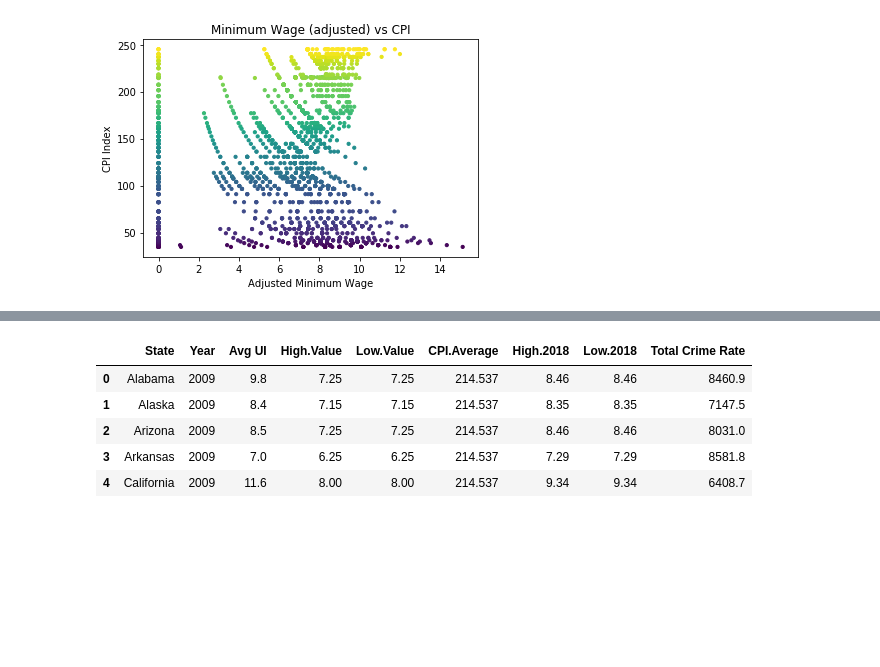
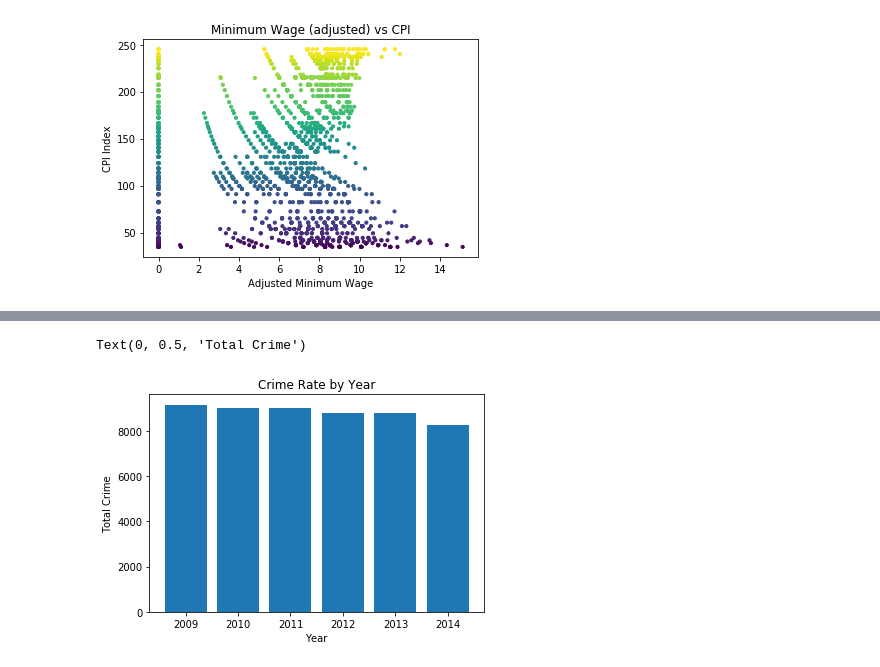
Before and after one commit to SnehaKellogg/Project1_Group5, a Jupyter notebook: ProjectG5.ipynb, the cells around one changed output, grey strips where cells are left out. Saved outputs shown, nothing was run; the diff lists cells and outputs as text; code cells hidden in the pictures; blank space fills up the shorter version.

```diff
--- a/ProjectG5.ipynb
+++ b/ProjectG5.ipynb
@@ -90,12 +96,3 @@ See the caveats in the documentation: http://pandas.pydata.org/pandas-docs/stabl
 data = cleaned.drop(["Unnamed: 0"], axis=1)
 #exporting the csv for final version
 data.to_csv("Resources/data.csv")
-# %%
-data.head()
-# %% [output]
-|  | State | Year | Avg UI | High.Value | Low.Value | CPI.Average | High.2018 | Low.2018 | Total Crime Rate |
-| 0 | Alabama | 2009 | 9.8 | 7.25 | 7.25 | 214.537 | 8.46 | 8.46 | 8460.9 |
-| 1 | Alaska | 2009 | 8.4 | 7.15 | 7.15 | 214.537 | 8.35 | 8.35 | 7147.5 |
-| 2 | Arizona | 2009 | 8.5 | 7.25 | 7.25 | 214.537 | 8.46 | 8.46 | 8031.0 |
-| 3 | Arkansas | 2009 | 7.0 | 6.25 | 6.25 | 214.537 | 7.29 | 7.29 | 8581.8 |
-| 4 | California | 2009 | 11.6 | 8.00 | 8.00 | 214.537 | 9.34 | 9.34 | 6408.7 |
@@ -101,0 +101,10 @@ data.head()
+# %%
+# plot a bar chart of year and crime index
+
+plt.bar(data["Year"], data["Total Crime Rate"],)
+plt.title("Crime Rate by Year")
+plt.xlabel("Year")
+plt.ylabel("Total Crime")
+# %% [output]
+Text(0, 0.5, 'Total Crime')
+[figure, added]
```
Also changed, not shown: parts of 4 cells of this notebook, 18 other files.
